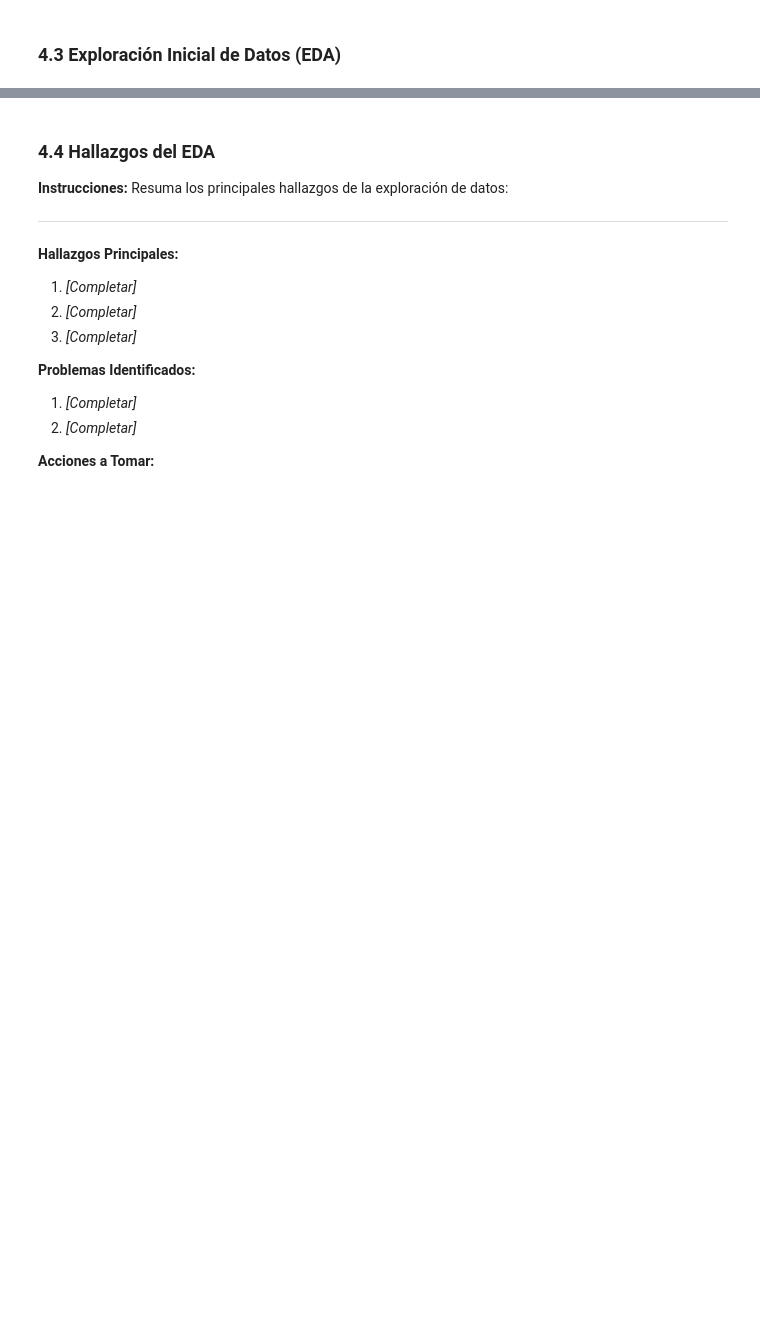
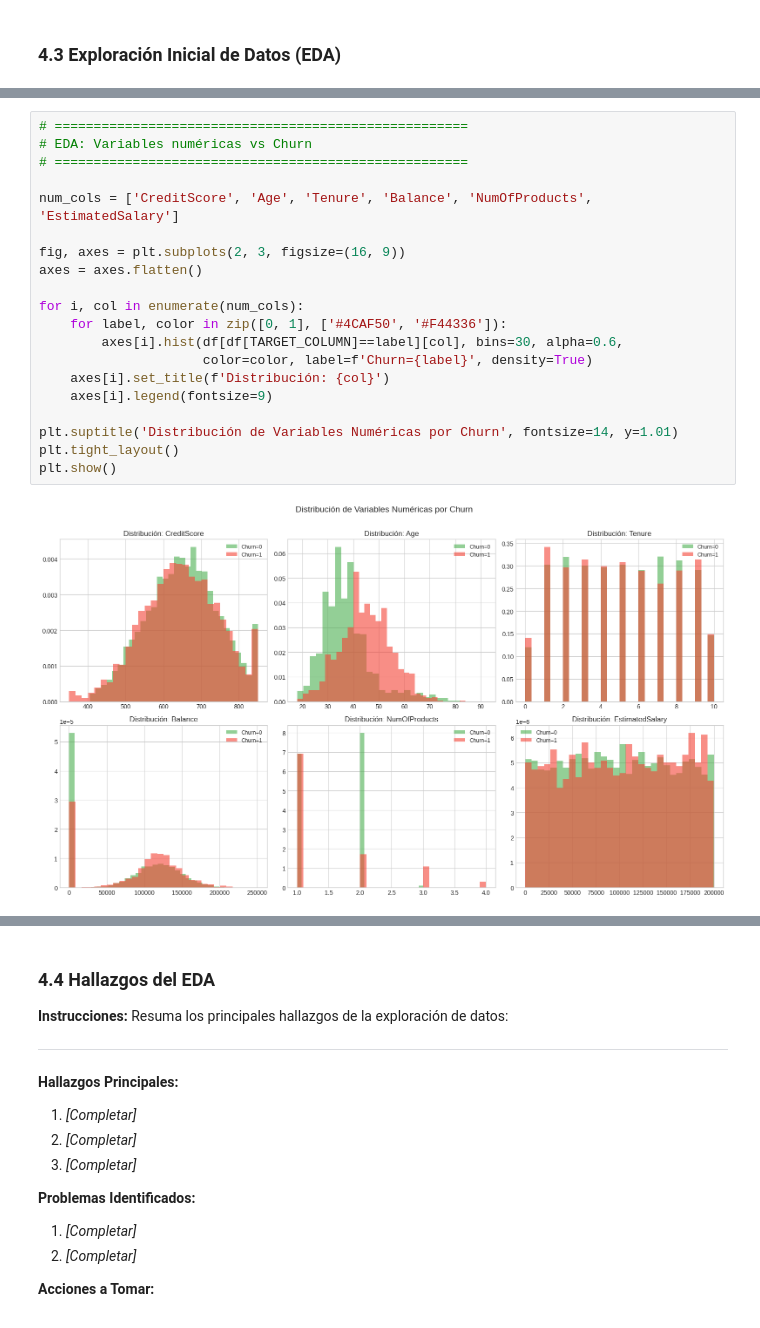
Before and after one commit to NBOZA2808/AML-Final-Boza-Solis-Nelson, a Jupyter notebook: notebooks/final_project.ipynb, the cells around one changed output, grey strips where cells are left out. Cells and saved outputs as stored; diff of their text form; blank space fills up the shorter version.

```diff
--- a/notebooks/final_project.ipynb
+++ b/notebooks/final_project.ipynb
@@ -396,0 +454,22 @@ else:
+# %%
+# =====================================================
+# EDA: Variables numéricas vs Churn
+# =====================================================
+
+num_cols = ['CreditScore', 'Age', 'Tenure', 'Balance', 'NumOfProducts', 'EstimatedSalary']
+
+fig, axes = plt.subplots(2, 3, figsize=(16, 9))
+axes = axes.flatten()
+
+for i, col in enumerate(num_cols):
+    for label, color in zip([0, 1], ['#4CAF50', '#F44336']):
+        axes[i].hist(df[df[TARGET_COLUMN]==label][col], bins=30, alpha=0.6,
+                     color=color, label=f'Churn={label}', density=True)
+    axes[i].set_title(f'Distribución: {col}')
+    axes[i].legend(fontsize=9)
+
+plt.suptitle('Distribución de Variables Numéricas por Churn', fontsize=14, y=1.01)
+plt.tight_layout()
+plt.show()
+# %% [output]
+[figure, added]
```
Also changed, not shown: parts of 8 cells of this notebook.
